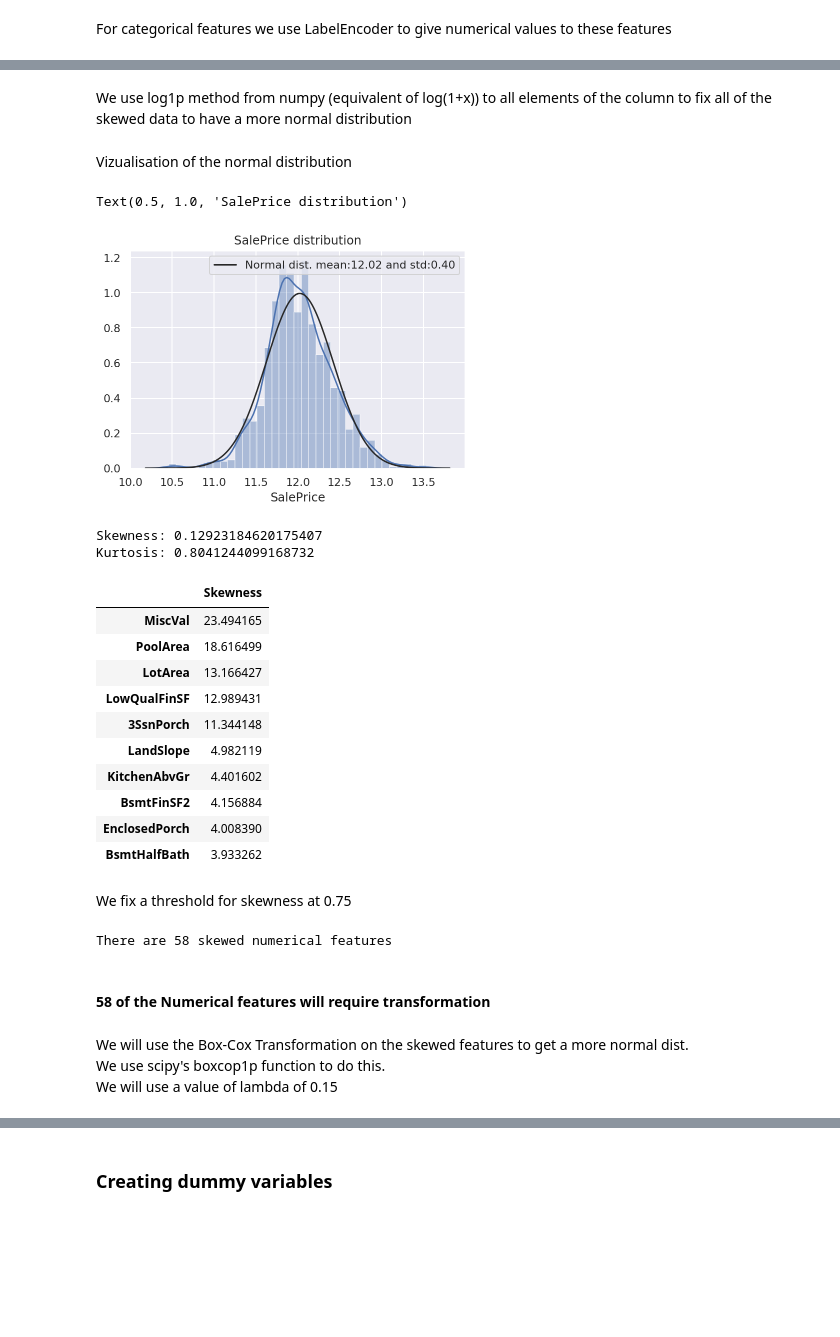
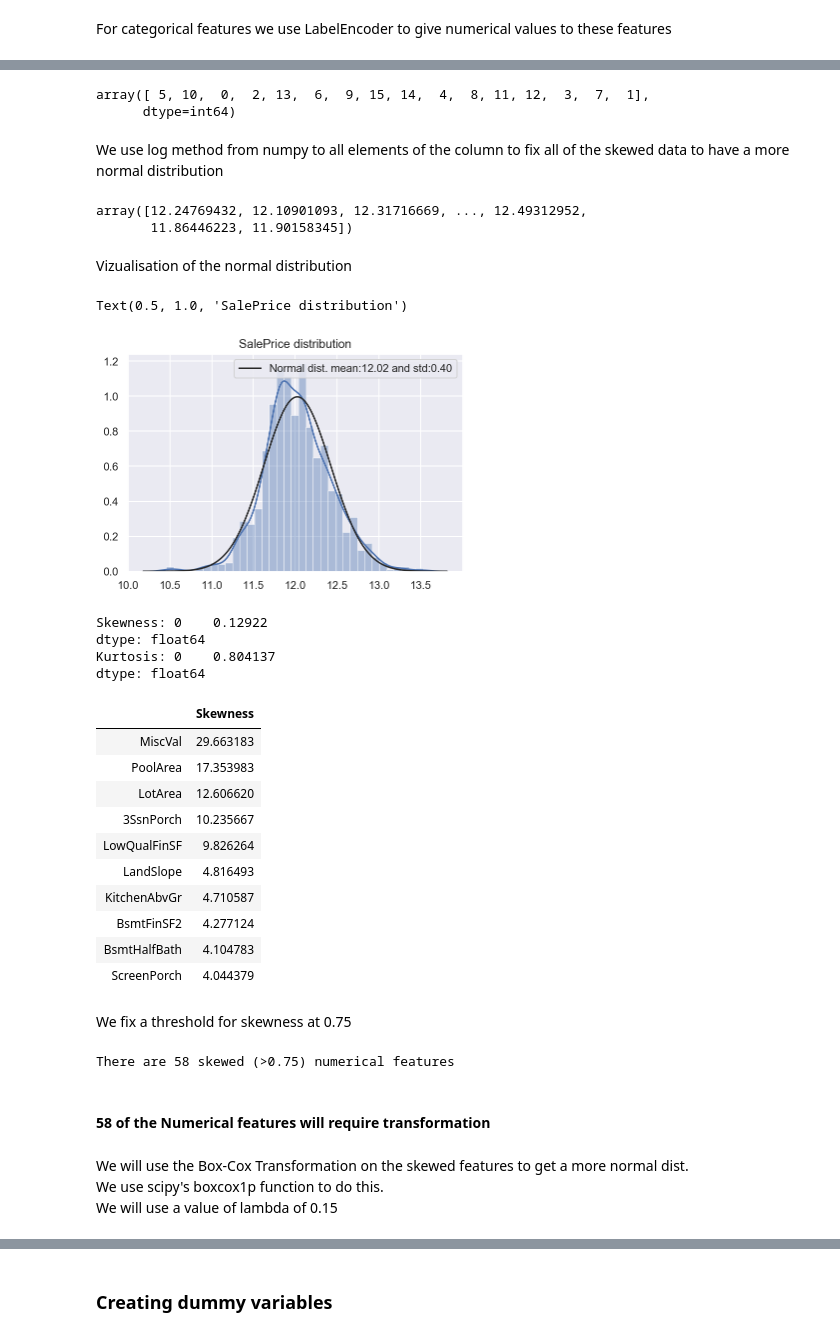
Before and after one commit to Simplon-IA-Bdx-1/house-prices-mehdi-bastien, a Jupyter notebook: HousePrices.ipynb, the cells around one changed output, grey strips where cells are left out. Drawn from its saved outputs; the diff is of its cells as text; code cells hidden in the pictures; blank space fills up the shorter version.

```diff
--- a/HousePrices.ipynb
+++ b/HousePrices.ipynb
@@ -458,0 +473,8 @@ Text(0.5, 1.0, 'Percent missing data by feature')
+# %%
+# Percent missing data by feature
+f, ax = plt.subplots(figsize = (9, 9))
+plt.xticks(rotation = '90')
+sns.barplot(x = test_na.index, y = test_na)
+plt.xlabel('Features', fontsize = 15)
+plt.ylabel('Percent of missing values', fontsize = 15)
+plt.title('Percent missing data by feature in Test', fontsize=15)
@@ -570,2 +600,8 @@ array([10,  5, 11,  9,  4,  8, 15,  0,  6, 14, 13,  2, 12,  3,  7,  1])
+# %%
+# Check if MSSubClass Labelised with success in Test
+test['MSSubClass'].unique()
+# %% [output]
+array([ 5, 10,  0,  2, 13,  6,  9, 15, 14,  4,  8, 11, 12,  3,  7,  1],
+      dtype=int64)
 # %% [markdown]
-We use log1p method from numpy (equivalent of log(1+x)) to all elements of the column to fix all of the skewed data to have a more normal distribution
+We use log method from numpy to all elements of the column to fix all of the skewed data to have a more normal distribution
@@ -577,53 +608,61 @@ y_train = train.SalePrice.values
+# %%
+y_train = np.log(y_train)
+y_train
+# %% [output]
+array([12.24769432, 12.10901093, 12.31716669, ..., 12.49312952,
+       11.86446223, 11.90158345])
 # %% [markdown]
 Vizualisation of the normal distribution
 # %%
-sns.distplot(train['SalePrice'] , fit=norm)
-(mean, std) = norm.fit(train['SalePrice'])
+sns.distplot(y_train , fit=norm)
+(mean, std) = norm.fit(y_train)
 plt.legend([f"Normal dist. mean:{mean:.2f} and std:{std:.2f}"])
 plt.title('SalePrice distribution')
 # %% [output]
 Text(0.5, 1.0, 'SalePrice distribution')
-[figure, old version]
+[figure, new version]
 # %%
-skew_combined = train['SalePrice'].skew()
-kurt_combined = train['SalePrice'].kurt()
+skew_log_y_train = pd.DataFrame(y_train).skew()
+kurt_log_y_train = pd.DataFrame(y_train).kurt()
 
-print(f"Skewness: {skew_combined}")
-print(f"Kurtosis: {kurt_combined}")
+print(f"Skewness: {skew_log_y_train}")
+print(f"Kurtosis: {kurt_log_y_train}")
 # %% [output]
-Skewness: 0.12923184620175407
-Kurtosis: 0.8041244099168732
+Skewness: 0    0.12922
+dtype: float64
+Kurtosis: 0    0.804137
+dtype: float64
 # %%
-num_features = combined.dtypes[combined.dtypes != "object"].index
+num_features = X_train.dtypes[X_train.dtypes != "object"].index
 
 # Check the skew of all numerical features
-skewed_features = combined[num_features].apply(lambda x: skew(x.dropna())).sort_values(ascending=False)
+skewed_features = X_train[num_features].apply(lambda x: skew(x.dropna())).sort_values(ascending=False)
 skewness = pd.DataFrame({'Skewness' :skewed_features})
 skewness.head(10)
 # %% [output]
 |  | Skewness |
-| MiscVal | 23.494165 |
-| PoolArea | 18.616499 |
-| LotArea | 13.166427 |
-| LowQualFinSF | 12.989431 |
-| 3SsnPorch | 11.344148 |
-| LandSlope | 4.982119 |
-| KitchenAbvGr | 4.401602 |
-| BsmtFinSF2 | 4.156884 |
-| EnclosedPorch | 4.008390 |
-| BsmtHalfBath | 3.933262 |
+| MiscVal | 29.663183 |
+| PoolArea | 17.353983 |
+| LotArea | 12.606620 |
+| 3SsnPorch | 10.235667 |
+| LowQualFinSF | 9.826264 |
+| LandSlope | 4.816493 |
+| KitchenAbvGr | 4.710587 |
+| BsmtFinSF2 | 4.277124 |
+| BsmtHalfBath | 4.104783 |
+| ScreenPorch | 4.044379 |
 # %% [markdown]
 We fix a threshold for skewness at 0.75
 # %%
 skewness = skewness[abs(skewness) > 0.75]
-print(f"There are {skewness.shape[0]} skewed numerical features")
+print(f"There are {skewness.shape[0]} skewed (>0.75) numerical features")
 # %% [output]
-There are 58 skewed numerical features
+There are 58 skewed (>0.75) numerical features
 # %% [markdown]
 #### 58 of the Numerical features will require transformation
 # %% [markdown]
 We will use the Box-Cox Transformation on the skewed features to get a more normal dist.
-We use scipy's boxcop1p function to do this.
+We use scipy's boxcox1p function to do this.
 We will use a value of lambda of 0.15
 # %%
 from scipy.special import boxcox1p
```
Also changed, not shown: parts of 45 cells of this notebook.
